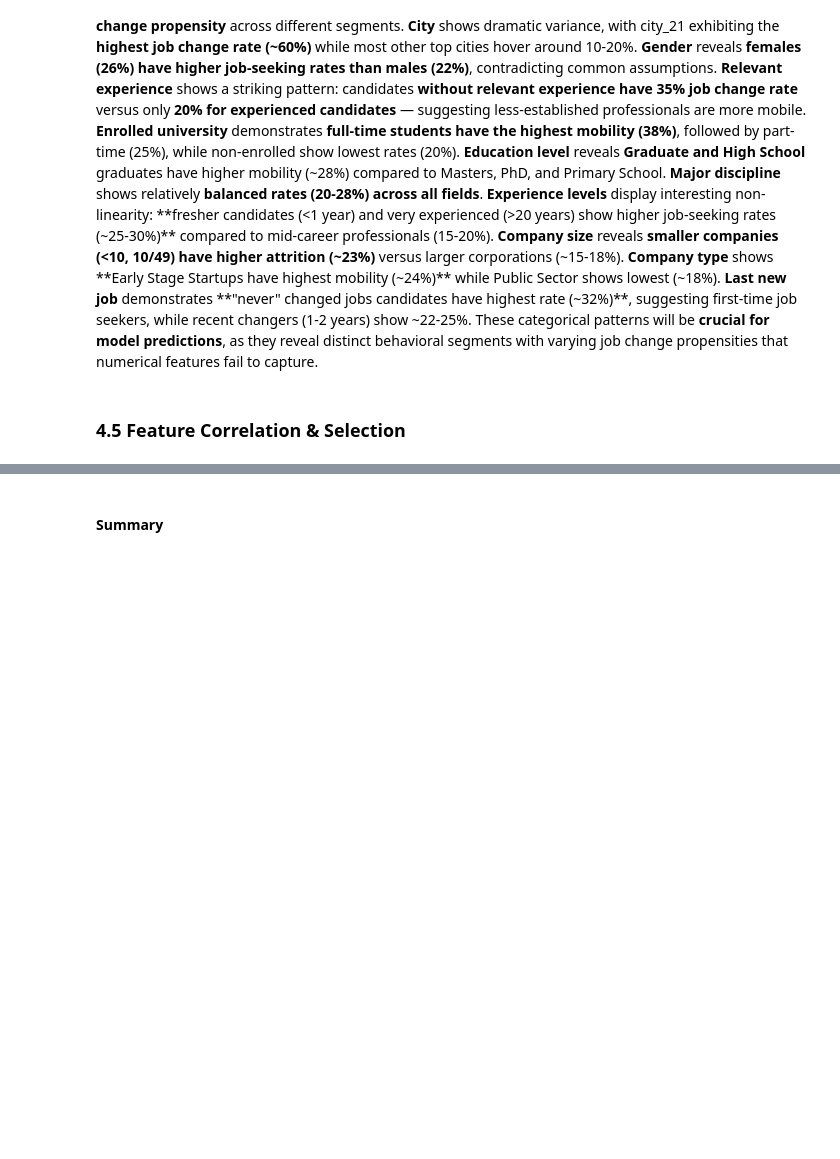
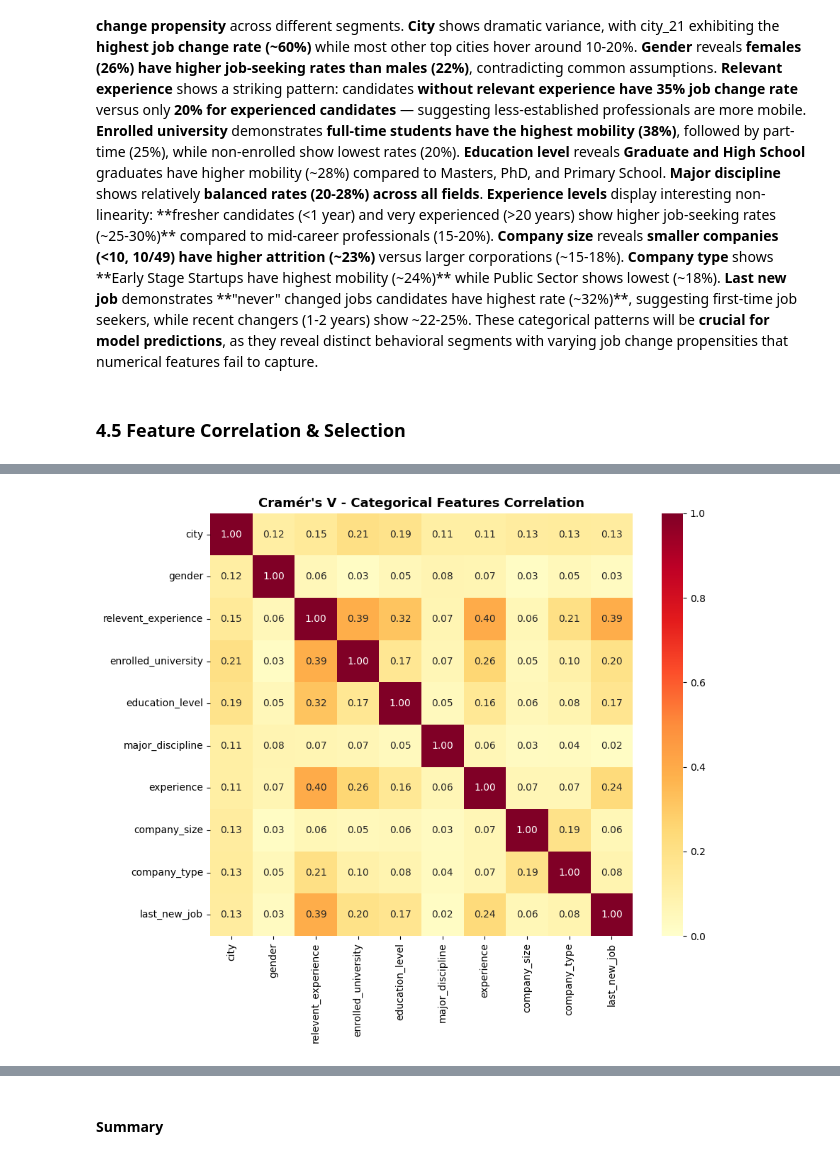
Before and after one commit to Angry-Jay/ML_TheHiredHand, a Jupyter notebook: ml-the-hired-hand.ipynb, the cells around one changed output, grey strips where cells are left out. Saved outputs shown, nothing was run; the diff lists cells and outputs as text; code cells hidden in the pictures; blank space fills up the shorter version.

Commit message:
feat: completion de l'eda avec la correlation des features et un clustering non supervisé

```diff
--- a/ml-the-hired-hand.ipynb
+++ b/ml-the-hired-hand.ipynb
@@ -667,0 +891,29 @@ plt.show()
+# %%
+from scipy.stats.contingency import association
+
+# Calculate Cramér's V matrix for categorical features
+categorical_features_for_corr = [col for col in categorical_cols]
+n_features = len(categorical_features_for_corr)
+cramers_matrix = np.zeros((n_features, n_features))
+
+for i, col1 in enumerate(categorical_features_for_corr):
+    for j, col2 in enumerate(categorical_features_for_corr):
+        if i == j:
+            cramers_matrix[i, j] = 1.0
+        elif i < j:
+            mask = df[col1].notna() & df[col2].notna()
+            contingency = pd.crosstab(df.loc[mask, col1], df.loc[mask, col2])
+            v = association(contingency, method='cramer')
+            cramers_matrix[i, j] = v
+            cramers_matrix[j, i] = v
+
+# Visualize
+cramers_df = pd.DataFrame(cramers_matrix, index=categorical_features_for_corr, columns=categorical_features_for_corr)
+
+plt.figure(figsize=(10, 8))
+sns.heatmap(cramers_df, annot=True, cmap='YlOrRd', square=True, fmt='.2f', vmin=0, vmax=1)
+plt.title("Cramér's V - Categorical Features Correlation", fontsize=13, fontweight='bold')
+plt.tight_layout()
+plt.show()
+# %% [output]
+[figure, added]
```
Also changed, not shown: parts of 29 cells of this notebook.
